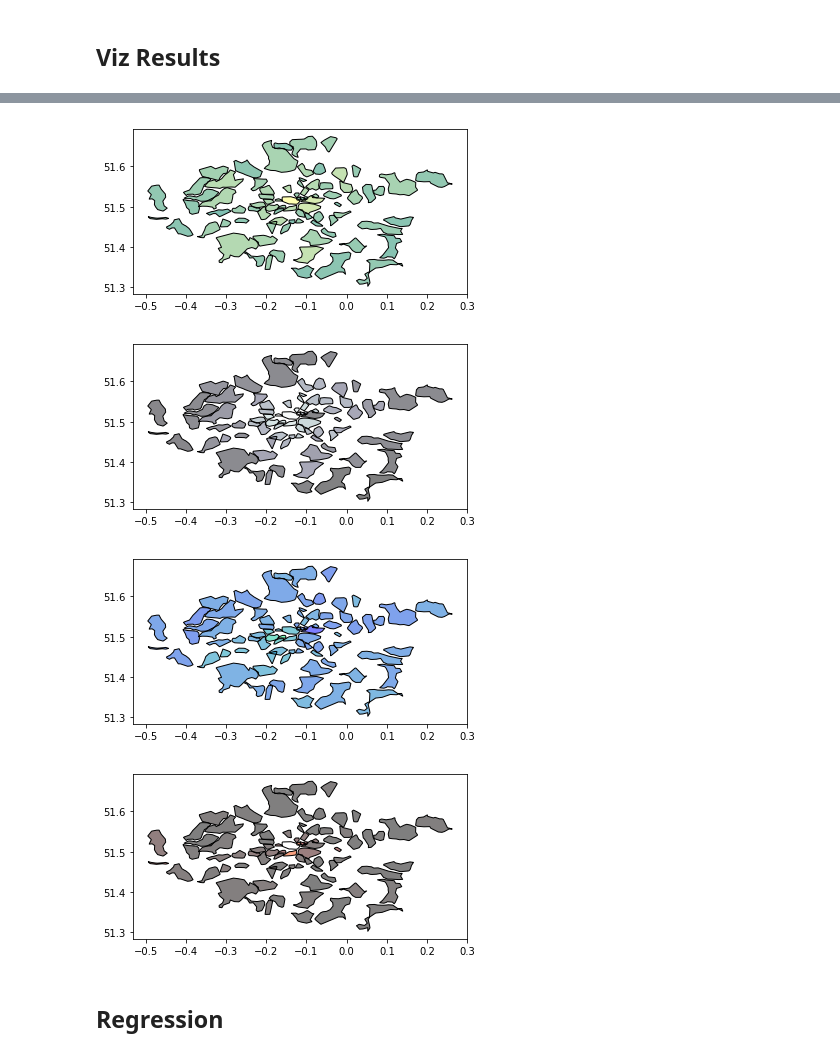
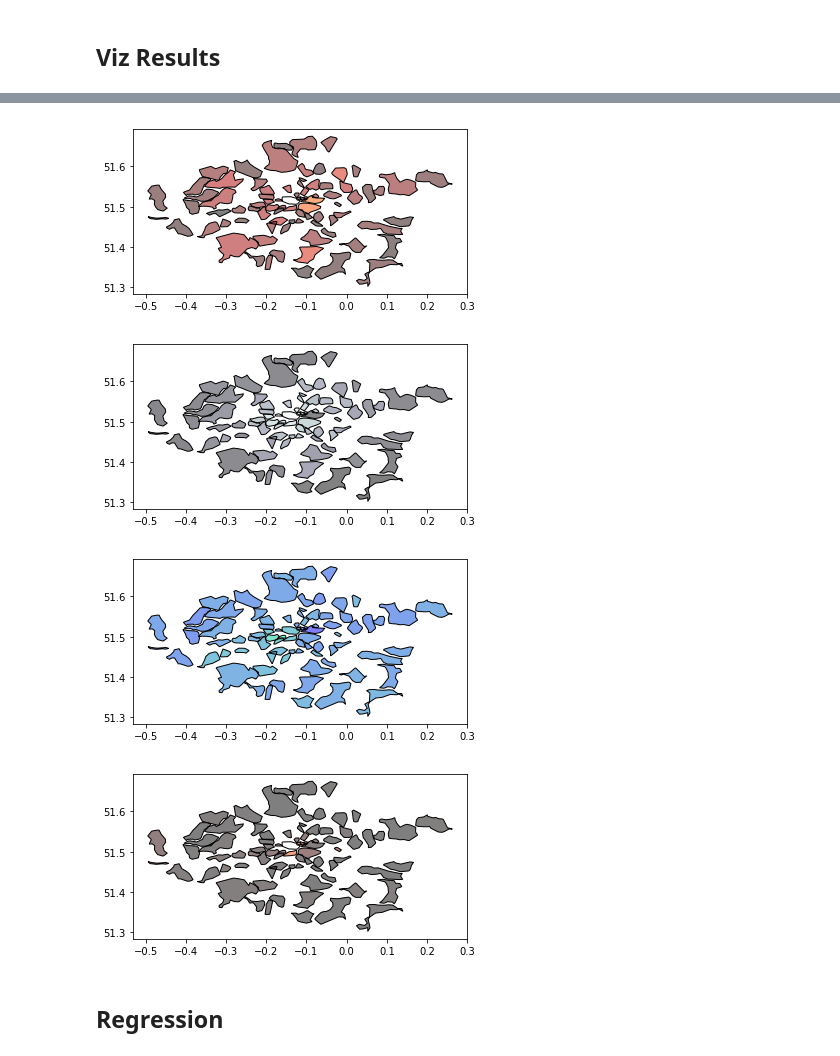
Before and after one commit to mateoneira/UrbanDNA, a Jupyter notebook: Ele-June/June's modular functions/REAL_Overlay Areal Interpolation.ipynb, the cells around one changed output, grey strips where cells are left out. Saved outputs shown, nothing was run; the diff lists cells and outputs as text; code cells hidden in the pictures.

```diff
--- a/Ele-June/June's modular functions/REAL_Overlay Areal Interpolation.ipynb
+++ b/Ele-June/June's modular functions/REAL_Overlay Areal Interpolation.ipynb
@@ -350,11 +367,12 @@ tg_orig_shp['pop_ratio'] =Interpolation['pop_ratio']
 # %%
-tg_orig_shp.plot(column='shannon',colormap='summer')
+tg_orig_shp.plot(column='shannon',colormap='gist_heat')
+# scaled.plot(column='Xsh',colormap='gist_heat')
 tg_orig_shp.plot(column='access',colormap='bone')
 tg_orig_shp.plot(column='income',colormap='winter')
 tg_orig_shp.plot(column='pop_ratio',colormap='gist_heat')
 plt.show()
 # %% [output]
-[figure, old version]
+[figure, new version]
 [figure]
 [figure]
 [figure]
```
Also changed, not shown: parts of 12 cells of this notebook, 2 other files.
